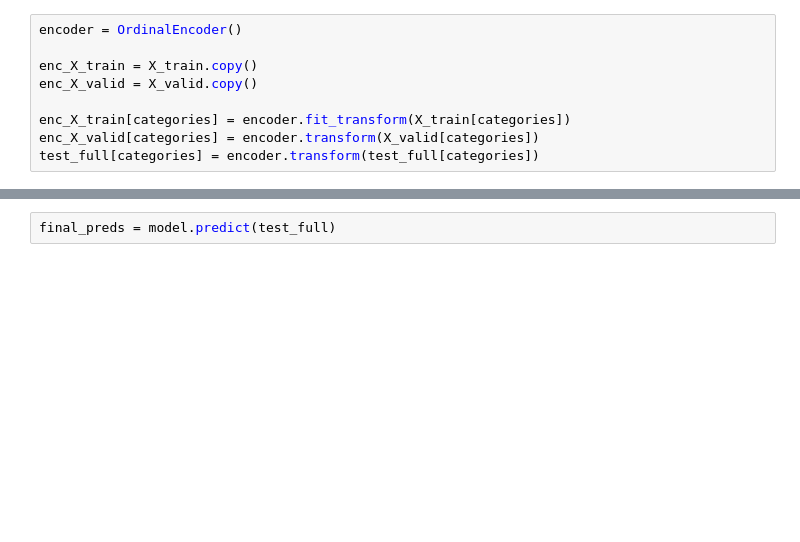
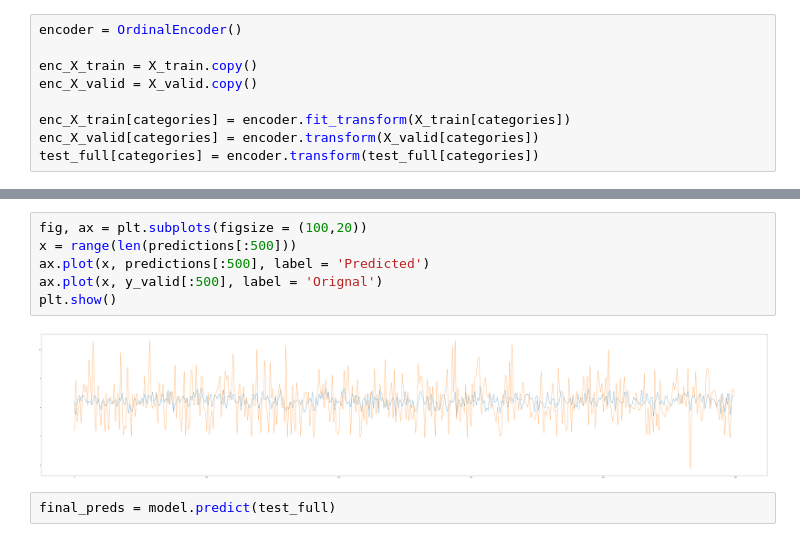
Before and after one commit to DillM94/Kaggle_30DaysOfML, a Jupyter notebook: 30daysofml-comp-v2-1.ipynb, the cells around one changed output, grey strips where cells are left out. Drawn from its saved outputs; the diff is of its cells as text; blank space fills up the shorter version.

```diff
--- a/30daysofml-comp-v2-1.ipynb
+++ b/30daysofml-comp-v2-1.ipynb
@@ -51,3 +95,11 @@ score
+# %%
+fig, ax = plt.subplots(figsize = (100,20))
+x = range(len(predictions[:500]))
+ax.plot(x, predictions[:500], label = 'Predicted')
+ax.plot(x, y_valid[:500], label = 'Orignal')
+plt.show()
+# %% [output]
+[figure, added]
 # %%
 final_preds = model.predict(test_full)
 # %%
```
Also changed, not shown: parts of 7 cells of this notebook.
